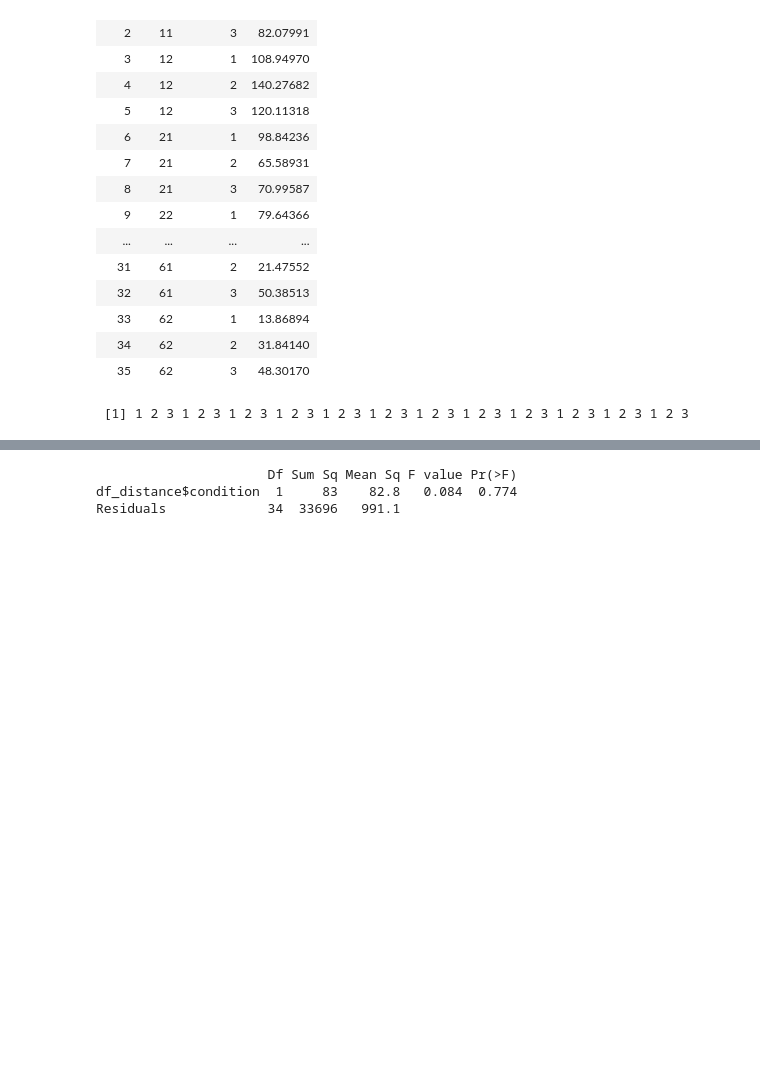
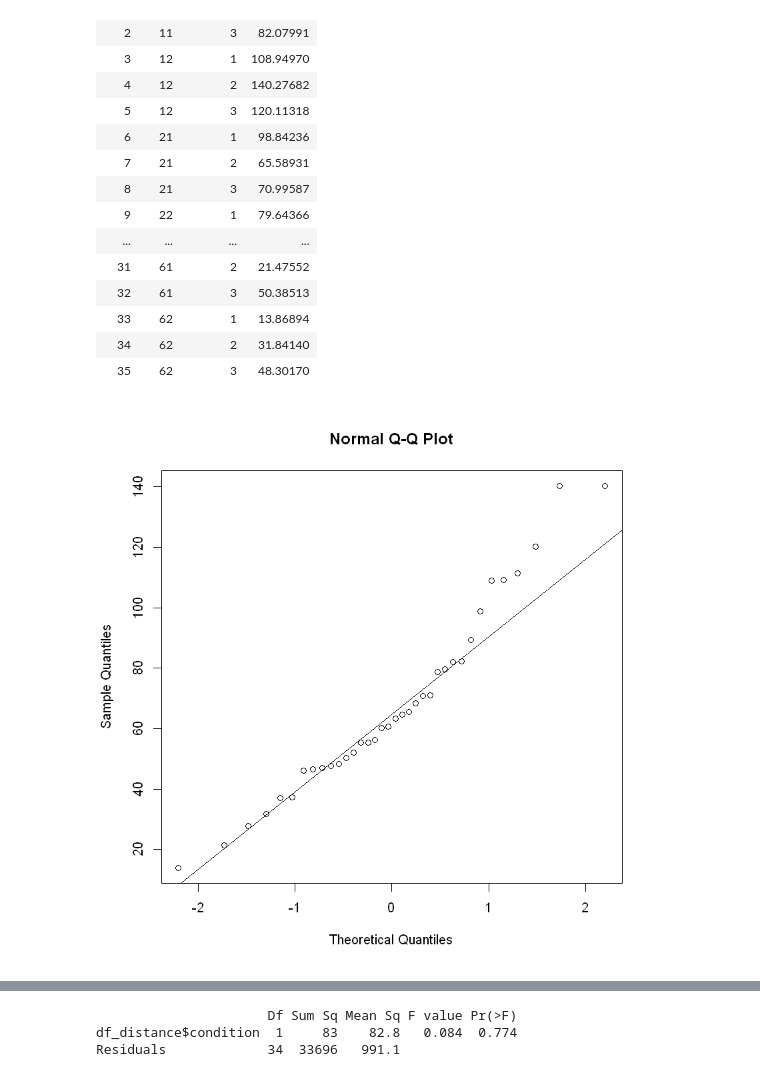
Before and after one commit to J0ekr/VR-Project-MeetingStudy, a Jupyter notebook: eval/StatisitcalTests.ipynb, the cells around one changed output, grey strips where cells are left out. Saved outputs shown, nothing was run; the diff lists cells and outputs as text; code cells hidden in the pictures; blank space fills up the shorter version.

```diff
--- a/eval/StatisitcalTests.ipynb
+++ b/eval/StatisitcalTests.ipynb
@@ -186,7 +249,8 @@ A data.frame: 36 × 4
 | 33 | 62 | 1 | 13.86894 |
 | 34 | 62 | 2 | 31.84140 |
 | 35 | 62 | 3 | 48.30170 |
-# %%
-df_distance$condition
-# %% [output]
- [1] 1 2 3 1 2 3 1 2 3 1 2 3 1 2 3 1 2 3 1 2 3 1 2 3 1 2 3 1 2 3 1 2 3 1 2 3
+# %%
+qqnorm(df_distance$movement)
+qqline(df_distance$movement)
+# %% [output]
+[figure, added]
```
Also changed, not shown: parts of 8 cells of this notebook, 1 other file.
